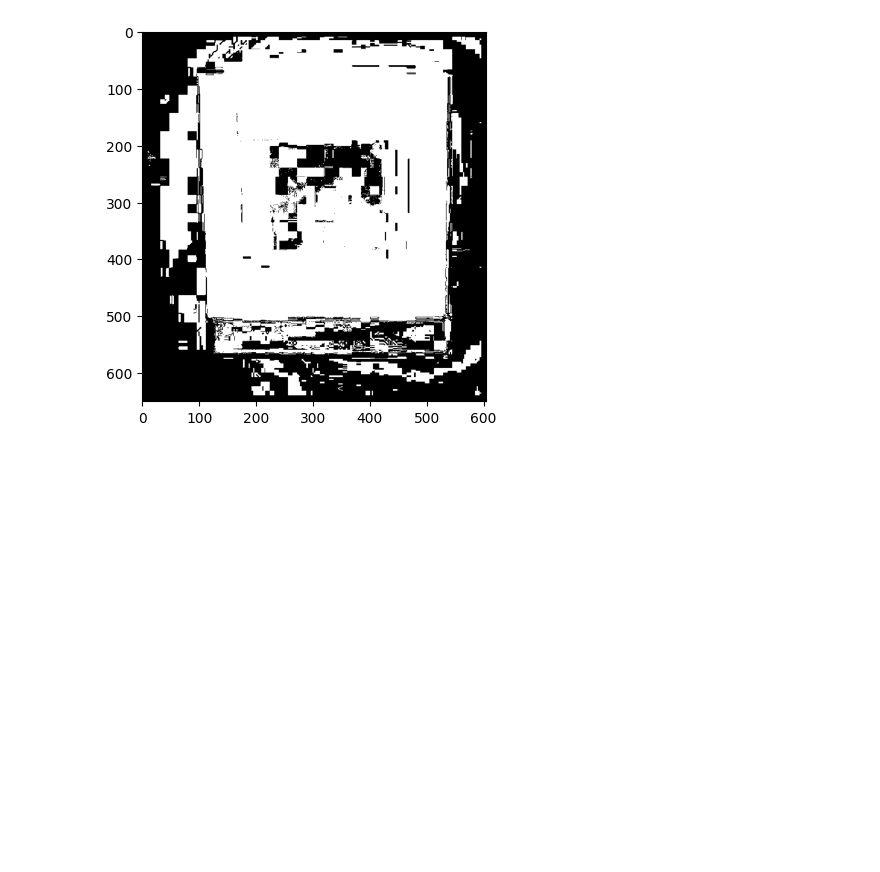
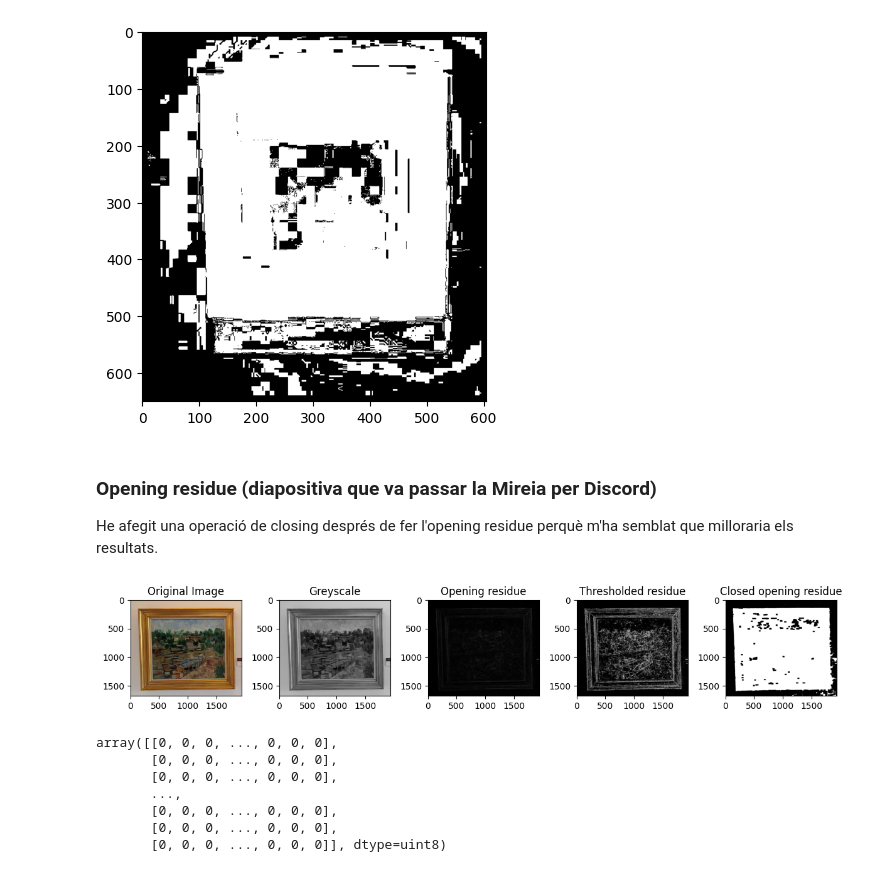
Before and after one commit to MCV-2024-C1-Project/Team7, a Jupyter notebook: segmentation.ipynb, the cells around one changed output. Cells and saved outputs as stored; diff of their text form; code cells hidden in the pictures; blank space fills up the shorter version.

Commit message:
Testing opening residue

```diff
--- a/segmentation.ipynb
+++ b/segmentation.ipynb
@@ -7,7 +7,7 @@ image_dir = 'data/qsd2_w1'
 
 # List to store the images
 images = []
-color_space='LAB'
+color_space='RGB'
 # Read images from the directory
 for filename in os.listdir(image_dir):
     if filename.endswith('.jpg') or filename.endswith('.png'):
@@ -269,3 +269,6 @@ plt.imshow(mask,cmap='gray')
 # %% [output]
 <matplotlib.image.AxesImage at 0x...>
 [figure]
+# %% [markdown]
+### Opening residue (diapositiva que va passar la Mireia per Discord)
+He afegit una operació de closing després de fer l'opening residue perquè m'ha semblat que milloraria els resultats.
@@ -271,0 +319,11 @@ plt.imshow(mask,cmap='gray')
+# %%
+opening_residue(images[10])
+# %% [output]
+[figure, added]
+array([[0, 0, 0, ..., 0, 0, 0],
+       [0, 0, 0, ..., 0, 0, 0],
+       [0, 0, 0, ..., 0, 0, 0],
+       ...,
+       [0, 0, 0, ..., 0, 0, 0],
+       [0, 0, 0, ..., 0, 0, 0],
+       [0, 0, 0, ..., 0, 0, 0]], dtype=uint8)
```
Also changed, not shown: parts of 1 cell of this notebook.
